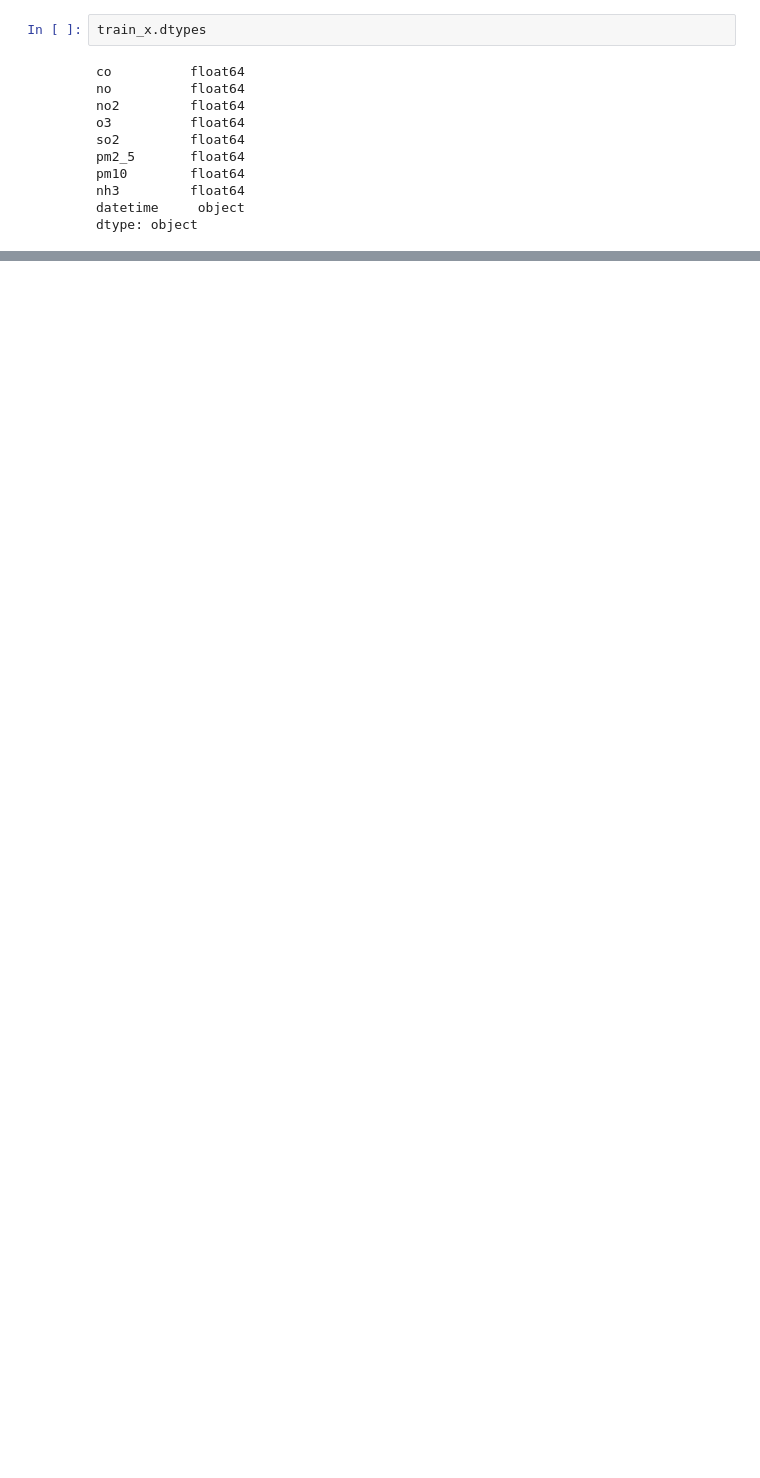
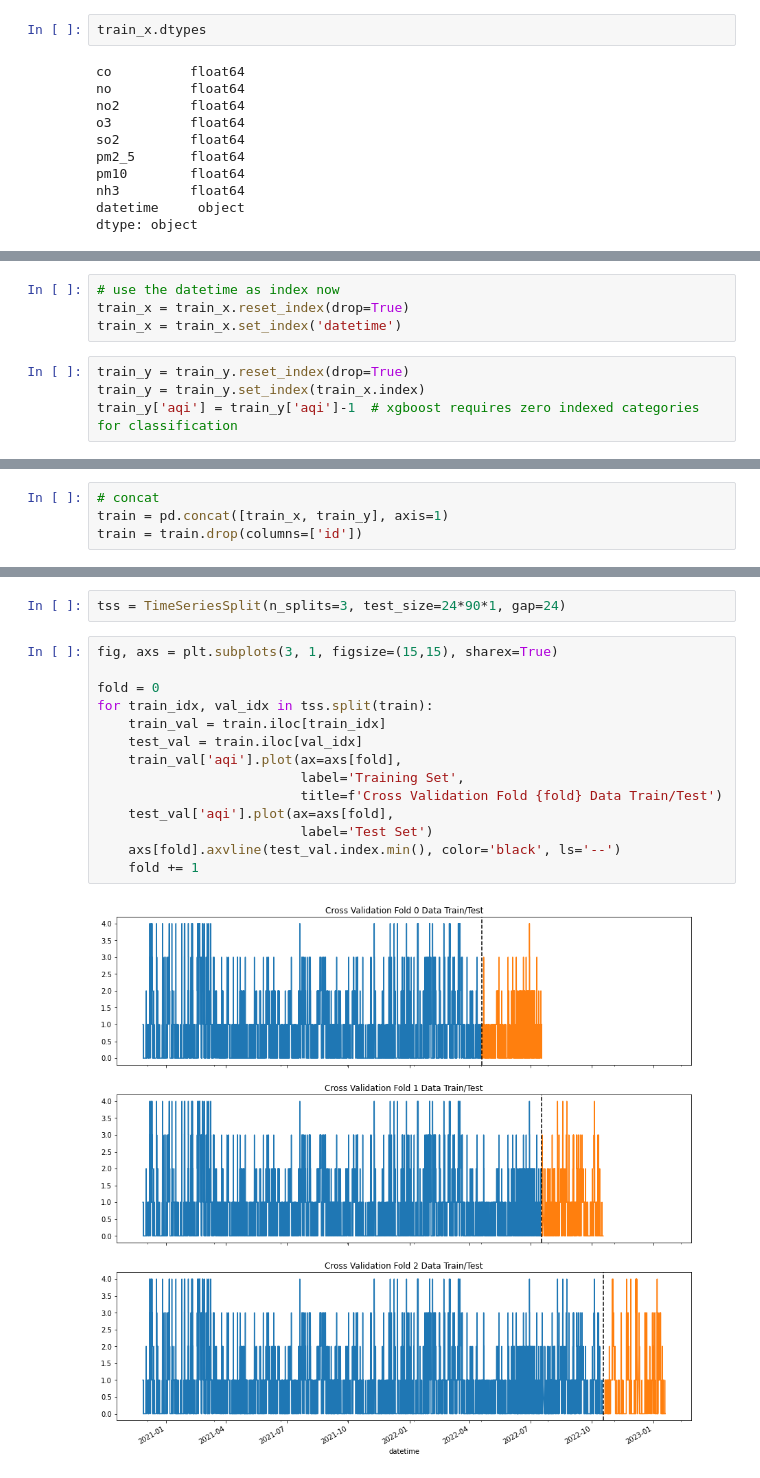
Before and after one commit to achi113s/AQIPrediction, a Jupyter notebook: 3_model_training_nb.ipynb, the cells around one changed output, grey strips where cells are left out. Saved outputs shown, nothing was run; the diff lists cells and outputs as text; blank space fills up the shorter version.

Commit message:
working on xgboost model

```diff
--- a/3_model_training_nb.ipynb
+++ b/3_model_training_nb.ipynb
@@ -284,0 +165,8 @@ ValueError: DataFrame.dtypes for data must be int, float, bool or category. When
+# %%
+# use the datetime as index now
+train_x = train_x.reset_index(drop=True)
+train_x = train_x.set_index('datetime')
+# %%
+train_y = train_y.reset_index(drop=True)
+train_y = train_y.set_index(train_x.index)
+train_y['aqi'] = train_y['aqi']-1  # xgboost requires zero indexed categories for classification
@@ -284,0 +193,4 @@ ValueError: DataFrame.dtypes for data must be int, float, bool or category. When
+# %%
+# concat
+train = pd.concat([train_x, train_y], axis=1)
+train = train.drop(columns=['id'])
@@ -284,0 +216,18 @@ ValueError: DataFrame.dtypes for data must be int, float, bool or category. When
+# %%
+tss = TimeSeriesSplit(n_splits=3, test_size=24*90*1, gap=24)
+# %%
+fig, axs = plt.subplots(3, 1, figsize=(15,15), sharex=True)
+
+fold = 0
+for train_idx, val_idx in tss.split(train):
+    train_val = train.iloc[train_idx]
+    test_val = train.iloc[val_idx]
+    train_val['aqi'].plot(ax=axs[fold],
+                          label='Training Set',
+                          title=f'Cross Validation Fold {fold} Data Train/Test')
+    test_val['aqi'].plot(ax=axs[fold],
+                          label='Test Set')
+    axs[fold].axvline(test_val.index.min(), color='black', ls='--')
+    fold += 1
+# %% [output]
+[figure, added]
```
Also changed, not shown: parts of 55 cells of this notebook, 1 other file.
